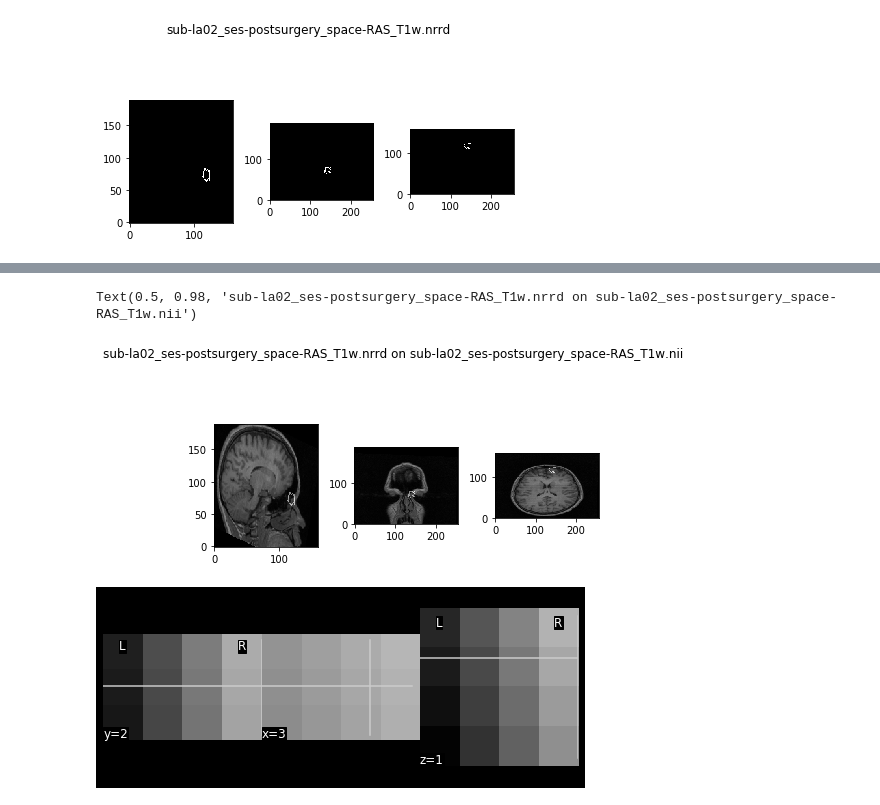
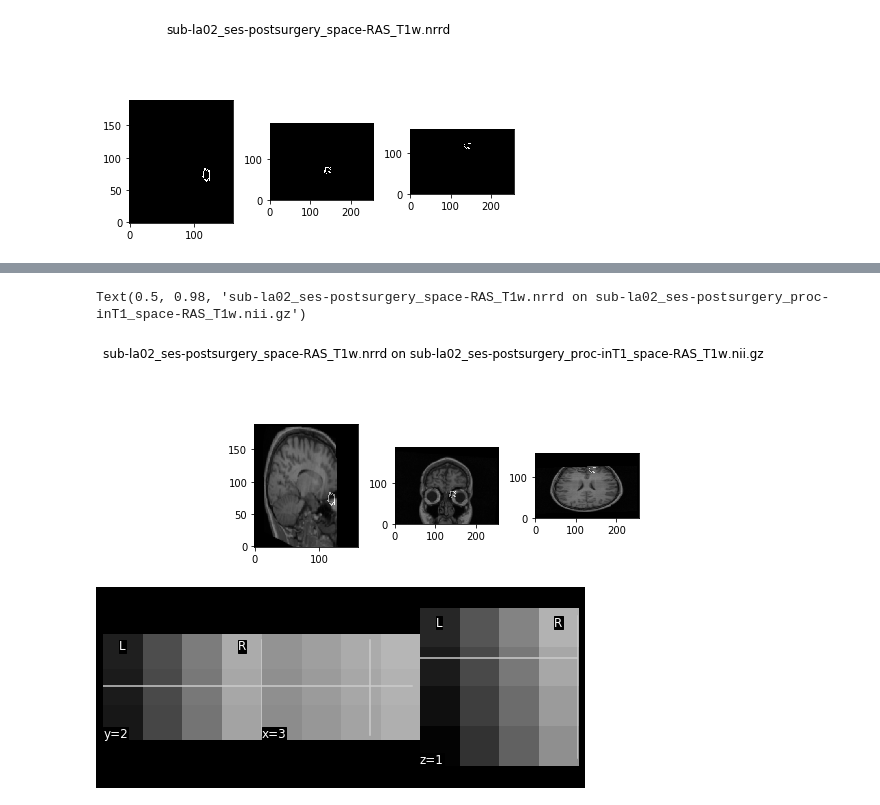
Before and after one commit to adam2392/ears, a Jupyter notebook: notebooks/validation_of_postsurgicalmasking.ipynb, the cells around one changed output, grey strips where cells are left out. Saved outputs shown, nothing was run; the diff lists cells and outputs as text; code cells hidden in the pictures.

```diff
--- a/notebooks/validation_of_postsurgicalmasking.ipynb
+++ b/notebooks/validation_of_postsurgicalmasking.ipynb
@@ -225,32 +255,33 @@ Text(0.5, 0.98, 'sub-la02_ses-postsurgery_space-RAS_T1w.nrrd')
 # %%
 # postmri
-slice_0 = ras_postonpre_t1_data_squeezed[141, :, :]
-slice_1 = ras_postonpre_t1_data_squeezed[:, 122, :]
-slice_2 = ras_postonpre_t1_data_squeezed[:, :, 116]
+slice_0 = ras_robustfov_postt1_data[141, :, :]
+slice_1 = ras_robustfov_postt1_data[:, 122, :]
+slice_2 = ras_robustfov_postt1_data[:, :, 116]
 #show_slices([slice_0, slice_1, slice_2])
 
 # segmentation of postmri
 slice_01 = mask_post_data[141, :, :]
 slice_11 = mask_post_data[:, 122, :]
 slice_21 = mask_post_data[:, :, 73]
 #show_slices([slice_0, slice_1, slice_2])
 
-# visualize overlay of postmri and its corresponding segmentation
+# visualize overlay of postmri and its corresponding segmentation mask
+# sagittal, coronal, axial from left to right
 fig, (ax1, ax2, ax3) = plt.subplots(1,3)
 ax1.imshow(slice_0.T, cmap="gray", origin="lower", interpolation="none")
 ax1.imshow(slice_01.T, cmap="gray", origin="lower", interpolation="none", alpha=0.5)
 
 ax2.imshow(slice_1.T, cmap="gray", origin="lower", interpolation="none")
 ax2.imshow(slice_11.T, cmap="gray", origin="lower", interpolation="none", alpha=0.5)
 
 ax3.imshow(slice_2.T, cmap="gray", origin="lower", interpolation="none")
 ax3.imshow(slice_21.T, cmap="gray", origin="lower", interpolation="none", alpha=0.5)
 
 plt.tight_layout()
-plt.suptitle(mask_post_basename + " on " + acpc_postt1_basename)
+plt.suptitle(mask_post_basename + " on " + robustfov_postt1_basename)
 # %% [output]
-Text(0.5, 0.98, 'sub-la02_ses-postsurgery_space-RAS_T1w.nrrd on sub-la02_ses-postsurgery_space-RAS_T1w.nii')
+Text(0.5, 0.98, 'sub-la02_ses-postsurgery_space-RAS_T1w.nrrd on sub-la02_ses-postsurgery_proc-inT1_space-RAS_T1w.nii.gz')
-[figure, old version]
+[figure, new version]
 # %%
 # convert mask to nifti
 mask_img = nb.Nifti1Image(mask_post_data, affine=np.eye(4))
```
Also changed, not shown: parts of 1 cell of this notebook.
